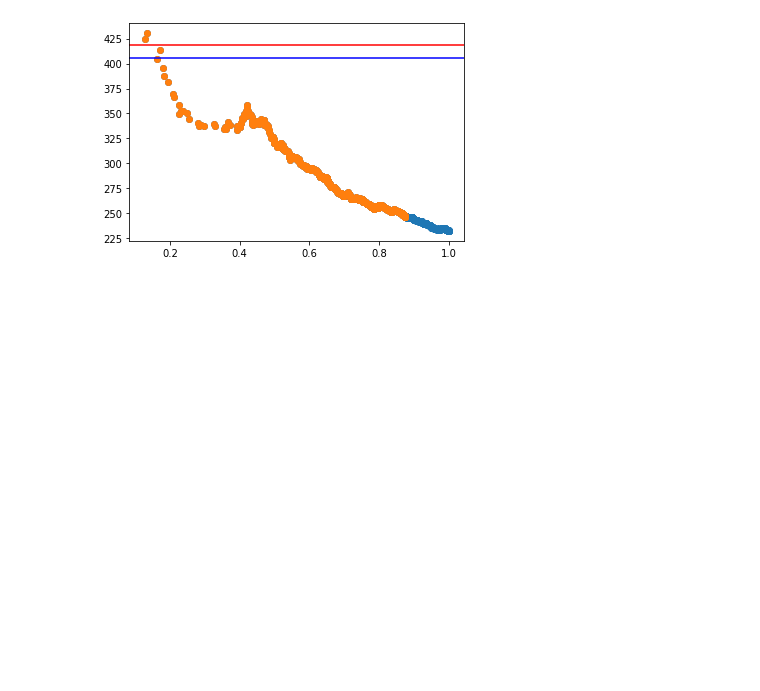
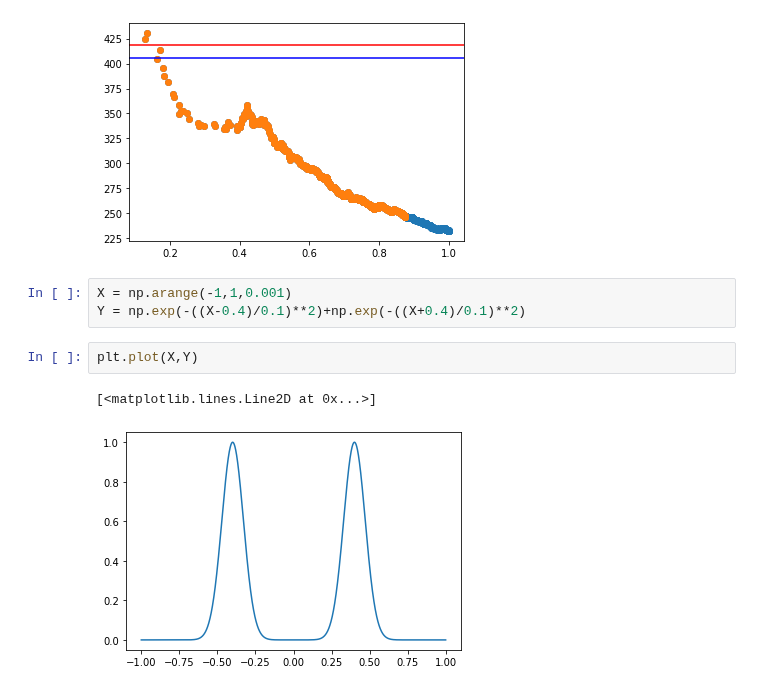
Before and after one commit to Karlmyh/RTER, a Jupyter notebook: test.ipynb, the cells around one changed output. Saved outputs shown, nothing was run; the diff lists cells and outputs as text; blank space fills up the shorter version.

```diff
--- a/test.ipynb
+++ b/test.ipynb
@@ -132,3 +155,11 @@ _=plt.axhline(generator.evaluate(X_extra.reshape(1,-1)),color="blue")
 array([[0.        , 0.        , 0.        , 0.        ],
        [1.        , 1.        , 0.46369689, 1.        ]])
 [figure]
+# %%
+X = np.arange(-1,1,0.001)
+Y = np.exp(-((X-0.4)/0.1)**2)+np.exp(-((X+0.4)/0.1)**2)
+# %%
+plt.plot(X,Y)
+# %% [output]
+[<matplotlib.lines.Line2D at 0x...>]
+[figure, added]
```
Also changed, not shown: parts of 6 cells of this notebook, 8 other files.
